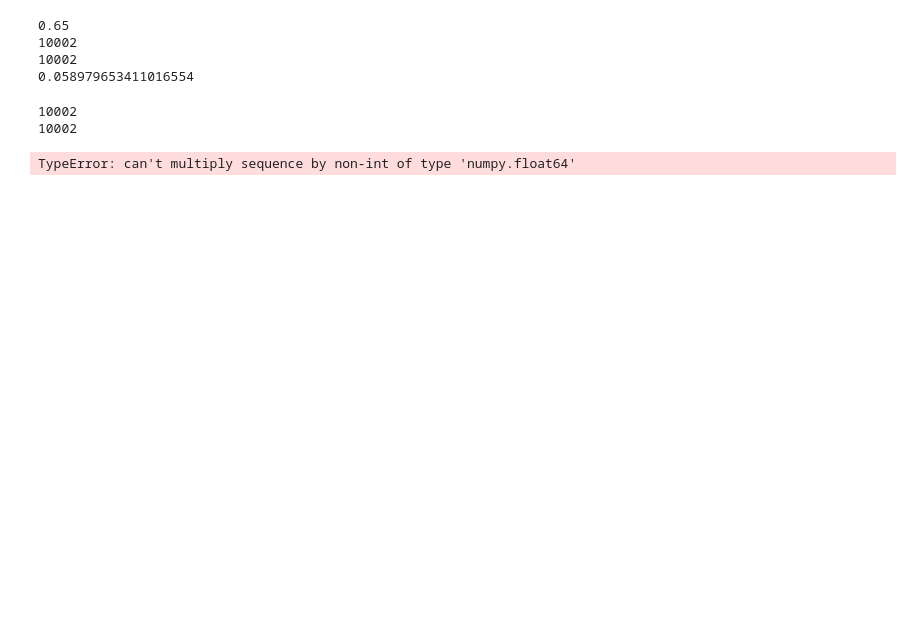
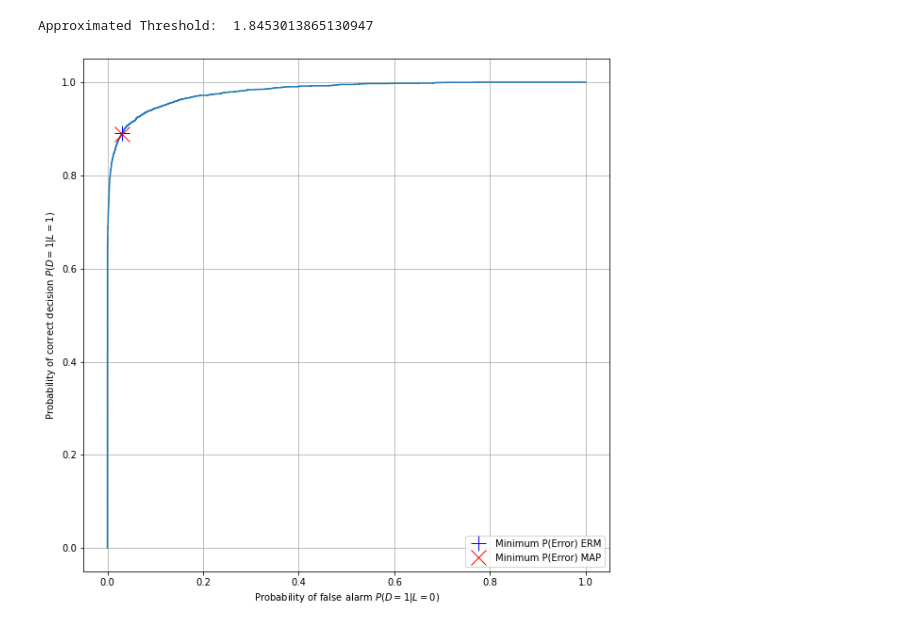
Before and after one commit to meuliano/EECE5644, a Jupyter notebook: HW1/euliano_eece5644_hw1.ipynb, the cells around one changed output. Drawn from its saved outputs; the diff is of its cells as text; code cells hidden in the pictures; blank space fills up the shorter version.

```diff
--- a/HW1/euliano_eece5644_hw1.ipynb
+++ b/HW1/euliano_eece5644_hw1.ipynb
@@ -154,6 +164,7 @@ def estimate_roc(discriminant_score, label):
     sorted_score = sorted(discriminant_score)
 
     # Use tau values that will account for every possible classification split
+    # These are all the possible values of Gamma that we will test through
     taus = ([sorted_score[0] - float_info.epsilon] +
              sorted_score +
              [sorted_score[-1] + float_info.epsilon])
@@ -165,40 +176,38 @@ def estimate_roc(discriminant_score, label):
     p10 = [len(inds)/Nlabels[0] for inds in ind10]
     ind11 = [np.argwhere((d==1) & (label==1)) for d in decisions]
     p11 = [len(inds)/Nlabels[1] for inds in ind11]
-    print(len(ind10))
-    print(len(p10))
-    prob_error = [(p10[w] *priors[0] + (1 - p11[w])* priors[1]) for w in range(len(p10))]
-    minimum_error = min(prob_error)
-    print(minimum_error) # YAYYYYY
 
     # ROC has FPR on the x-axis and TPR on the y-axis
     roc = np.array((p10, p11))
 
-    return roc, taus
+    # Calculate error probability
+    prob_error = [(p10[w] *priors[0] + (1 - p11[w])* priors[1]) for w in range(len(p10))]
+
+    return roc, taus, prob_error
-# %%
-print(priors[0])
-roc_erm, _= estimate_roc(discriminant_score_erm, labels)
-# %% [output]
-0.65
-10002
-10002
-0.058979653411016554
+# %%
+roc_erm, tau, prob_error = estimate_roc(discriminant_score_erm, labels)
+roc_map = np.array((p_10_map, p_11_map))
+
+# Find minimum error and index
+minimum_error = min(prob_error)
+minimum_index = prob_error.index(minimum_error)
+
+# Experimental / approximate Threshold Gamma value
+# e^ (undo log in prev cell)
+gamma_approx = np.exp(tau[minimum_index])
+print("Approximated Threshold: ", gamma_approx)
+# %% [output]
+Approximated Threshold:  1.8453013865130947
 # %%
-# Construct the ROC for ERM by changing log(gamma)
-roc_erm, _= estimate_roc(discriminant_score_erm, labels)
-roc_map = np.array((p_10_map, p_11_map))
-print(roc_map)
-
 fig_roc, ax_roc = plt.subplots(figsize=(10, 10))
 ax_roc.plot(roc_erm[0], roc_erm[1])
+ax_roc.plot(roc_erm[0,minimum_index], roc_erm[1,minimum_index],'b+', label="Minimum P(Error) ERM", markersize=16)
 ax_roc.plot(roc_map[0], roc_map[1], 'rx', label="Minimum P(Error) MAP", markersize=16)
 ax_roc.legend()
 ax_roc.set_xlabel(r"Probability of false alarm $P(D=1|L=0)$")
 ax_roc.set_ylabel(r"Probability of correct decision $P(D=1|L=1)$")
 plt.grid(True)
 
 fig_roc;
 # %% [output]
-10002
-10002
-TypeError: can't multiply sequence by non-int of type 'numpy.float64'
+[figure, added]
```
Also changed, not shown: parts of 9 cells of this notebook.
